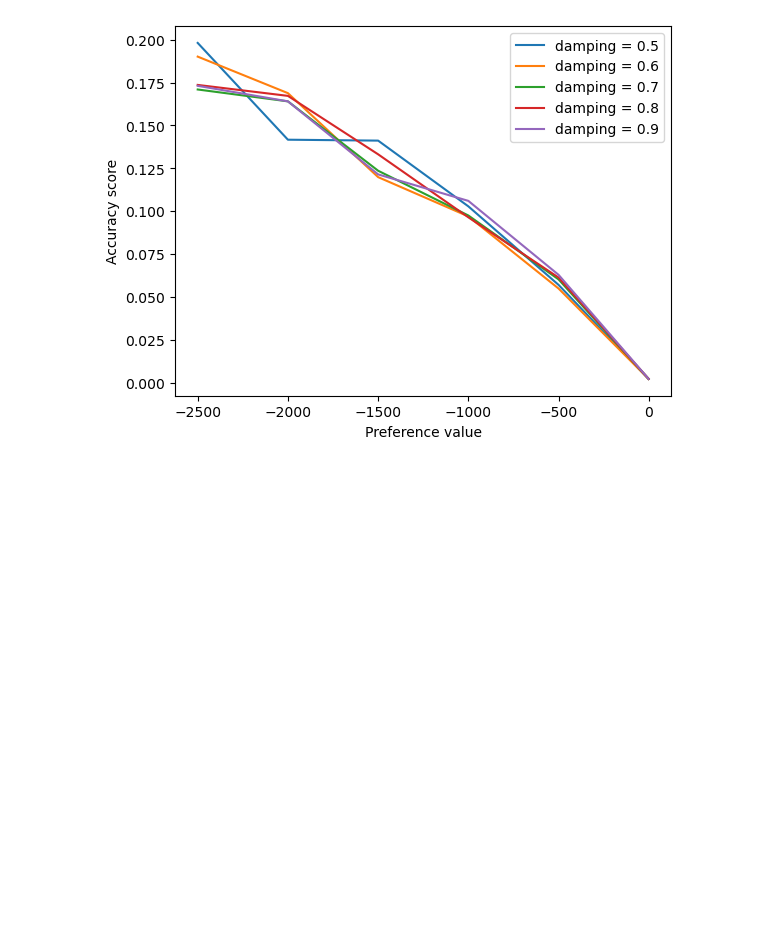
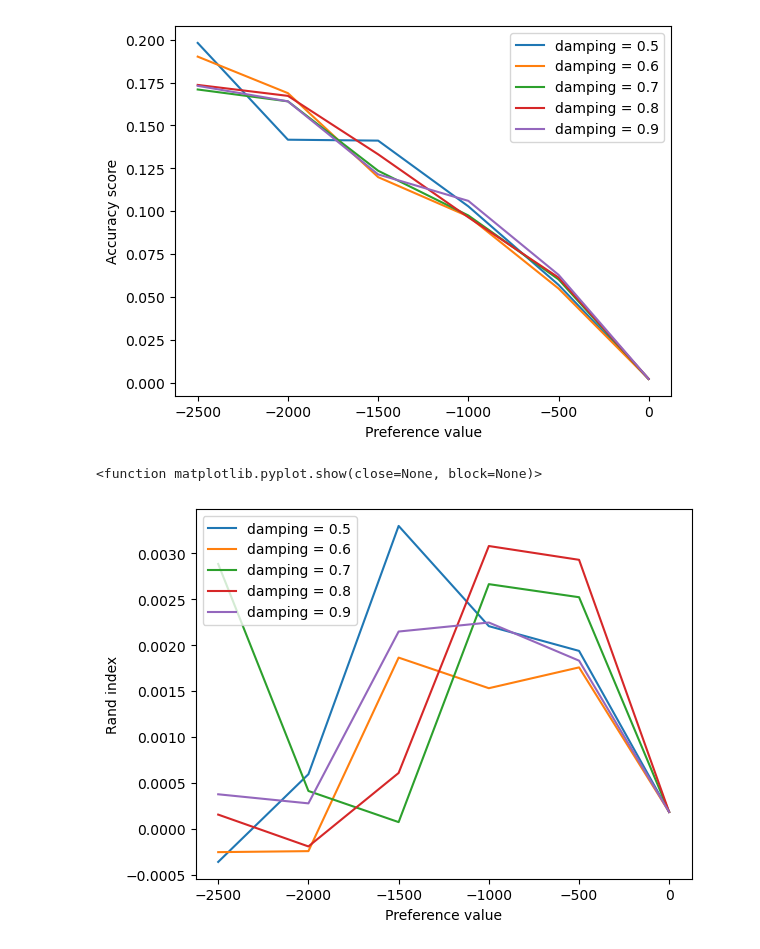
Before and after one commit to AdrienBolling/tried-rf-clustering-project, a Jupyter notebook: classification.ipynb, the cells around one changed output. Saved outputs shown, nothing was run; the diff lists cells and outputs as text; code cells hidden in the pictures; blank space fills up the shorter version.

```diff
--- a/classification.ipynb
+++ b/classification.ipynb
@@ -185,8 +202,7 @@ results_raw
 # %%
-results = []
-for res in results_raw:
+accuracy_results = []
+for accuracy_res in accuracy_results_raw:
     temp = []
-    for res_ in res:
-        temp.append(np.mean(res_))
-    results.append(temp)
-results
+    for accuracy_res_ in accuracy_res:
+        temp.append(np.mean(accuracy_res_))
+    accuracy_results.append(temp)
@@ -210,0 +209,7 @@ results
+# %%
+rand_results = []
+for rand_res in rand_results_raw:
+    temp = []
+    for rand_res_ in rand_res:
+        temp.append(np.mean(rand_res_))
+    rand_results.append(temp)
@@ -211,9 +223,6 @@ results
 # %%
-from cProfile import label
-
-
-for i,res in enumerate(results):
-    plt.plot([-2500, -2000, -1500, -1000, -500, -1], res, label='damping = '+str(round(damping[i], 1)))
+for i,accuracy_res in enumerate(accuracy_results):
+    plt.plot([-2500, -2000, -1500, -1000, -500, -1], accuracy_res, label='damping = '+str(round(damping[i], 1)))
 plt.xlabel('Preference value')
 plt.ylabel('Accuracy score')
 plt.legend()
@@ -221,3 +230,13 @@ plt.show
 # %% [output]
 <function matplotlib.pyplot.show(close=None, block=None)>
 [figure]
+# %%
+for i,rand_res in enumerate(rand_results):
+    plt.plot([-2500, -2000, -1500, -1000, -500, -1], rand_res, label='damping = '+str(round(damping[i], 1)))
+plt.xlabel('Preference value')
+plt.ylabel('Rand index')
+plt.legend()
+plt.show
+# %% [output]
+<function matplotlib.pyplot.show(close=None, block=None)>
+[figure, added]
```
Also changed, not shown: parts of 17 cells of this notebook.
